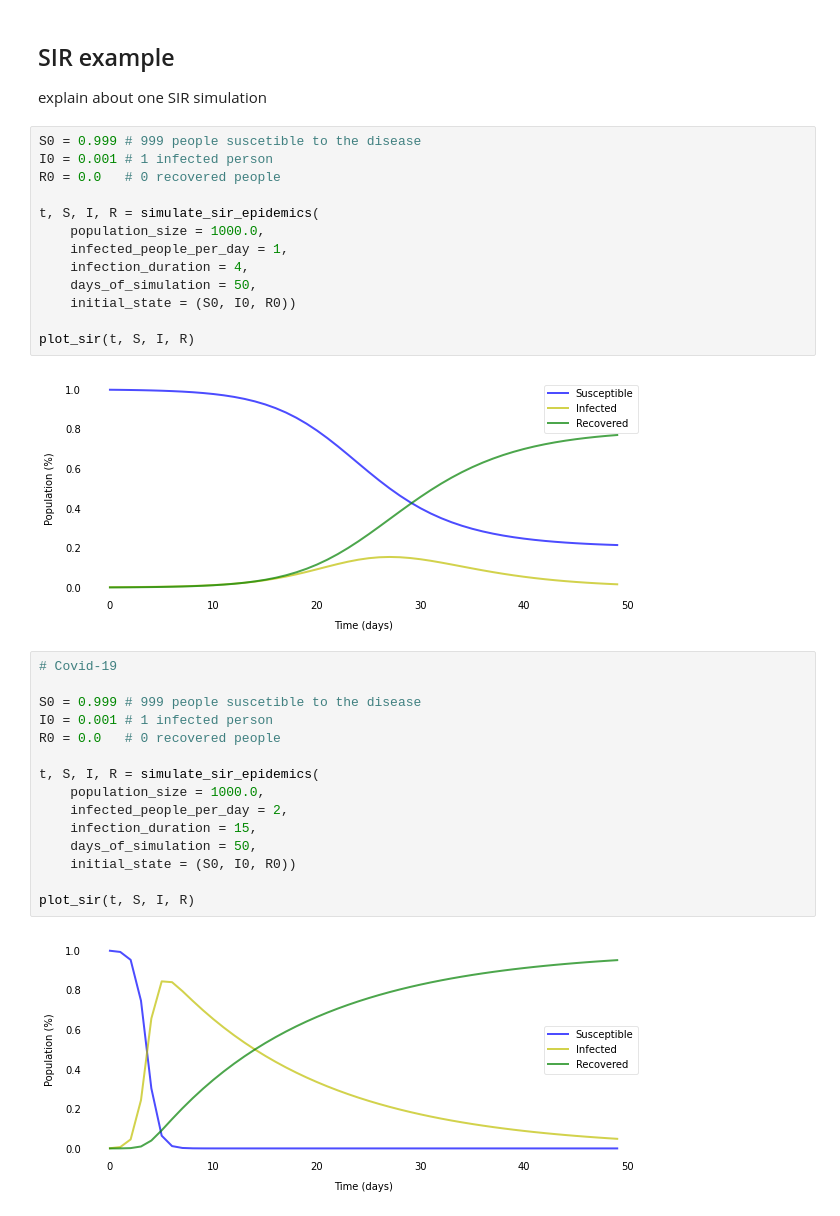
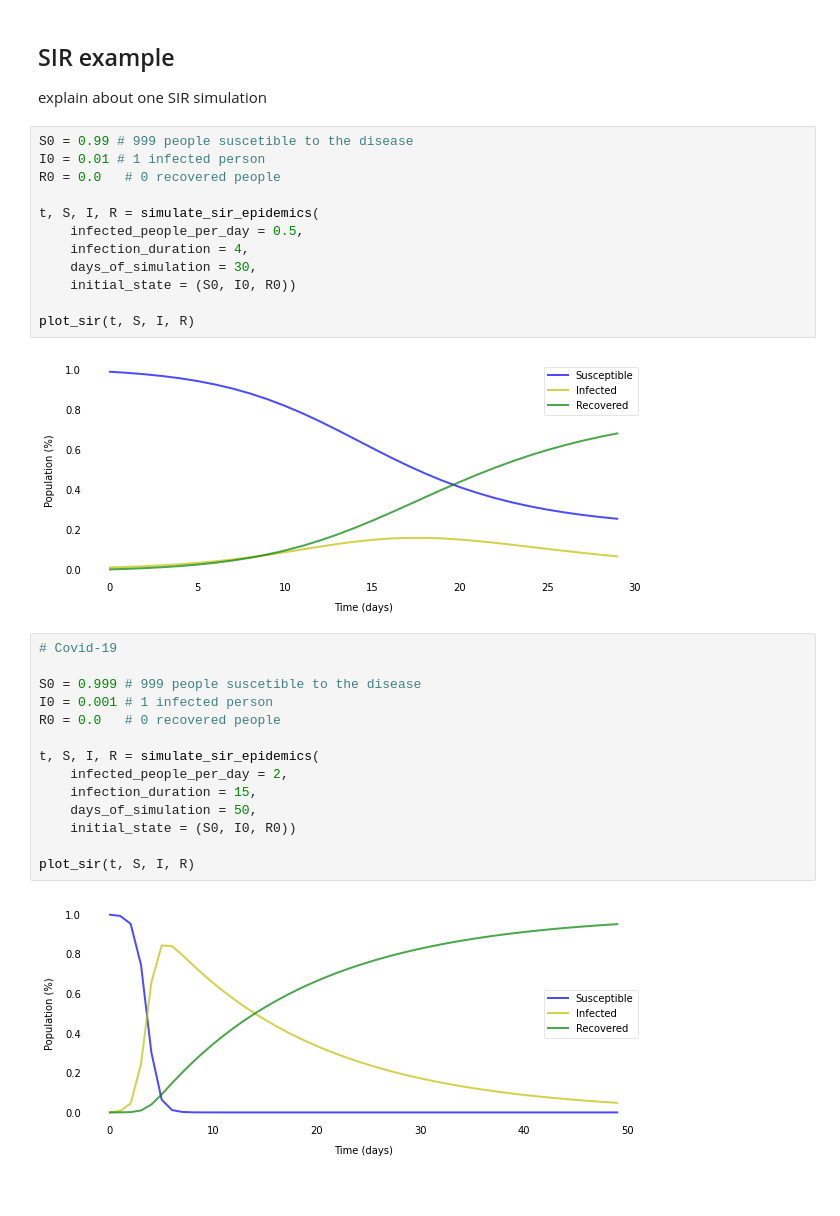
Before and after one commit to danielbdias/mdp-sir-modelling, a Jupyter notebook: sir_example.ipynb, the cells around one changed output. Cells and saved outputs as stored; diff of their text form.

```diff
--- a/sir_example.ipynb
+++ b/sir_example.ipynb
@@ -17,35 +17,33 @@ mpld3.enable_notebook()
 ## SIR example
 
 explain about one SIR simulation
+# %%
+S0 = 0.99 # 999 people suscetible to the disease
+I0 = 0.01 # 1 infected person
+R0 = 0.0   # 0 recovered people
+
+t, S, I, R = simulate_sir_epidemics(
+    infected_people_per_day = 0.5,
+    infection_duration = 4,
+    days_of_simulation = 30,
+    initial_state = (S0, I0, R0))
+
+plot_sir(t, S, I, R)
+# %% [output]
+[figure, added]
 # %%
+# Covid-19
+
 S0 = 0.999 # 999 people suscetible to the disease
 I0 = 0.001 # 1 infected person
 R0 = 0.0   # 0 recovered people
 
 t, S, I, R = simulate_sir_epidemics(
-    population_size = 1000.0,
-    infected_people_per_day = 1,
-    infection_duration = 4,
+    infected_people_per_day = 2,
+    infection_duration = 15,
     days_of_simulation = 50,
     initial_state = (S0, I0, R0))
 
 plot_sir(t, S, I, R)
 # %% [output]
-[figure, old version]
+[figure, new version]
-# %%
-# Covid-19
-
-S0 = 0.999 # 999 people suscetible to the disease
-I0 = 0.001 # 1 infected person
-R0 = 0.0   # 0 recovered people
-
-t, S, I, R = simulate_sir_epidemics(
-    population_size = 1000.0,
-    infected_people_per_day = 2,
-    infection_duration = 15,
-    days_of_simulation = 50,
-    initial_state = (S0, I0, R0))
-
-plot_sir(t, S, I, R)
-# %% [output]
-[figure, removed]
```
Also changed, not shown: parts of 2 cells of this notebook, 4 other files.
